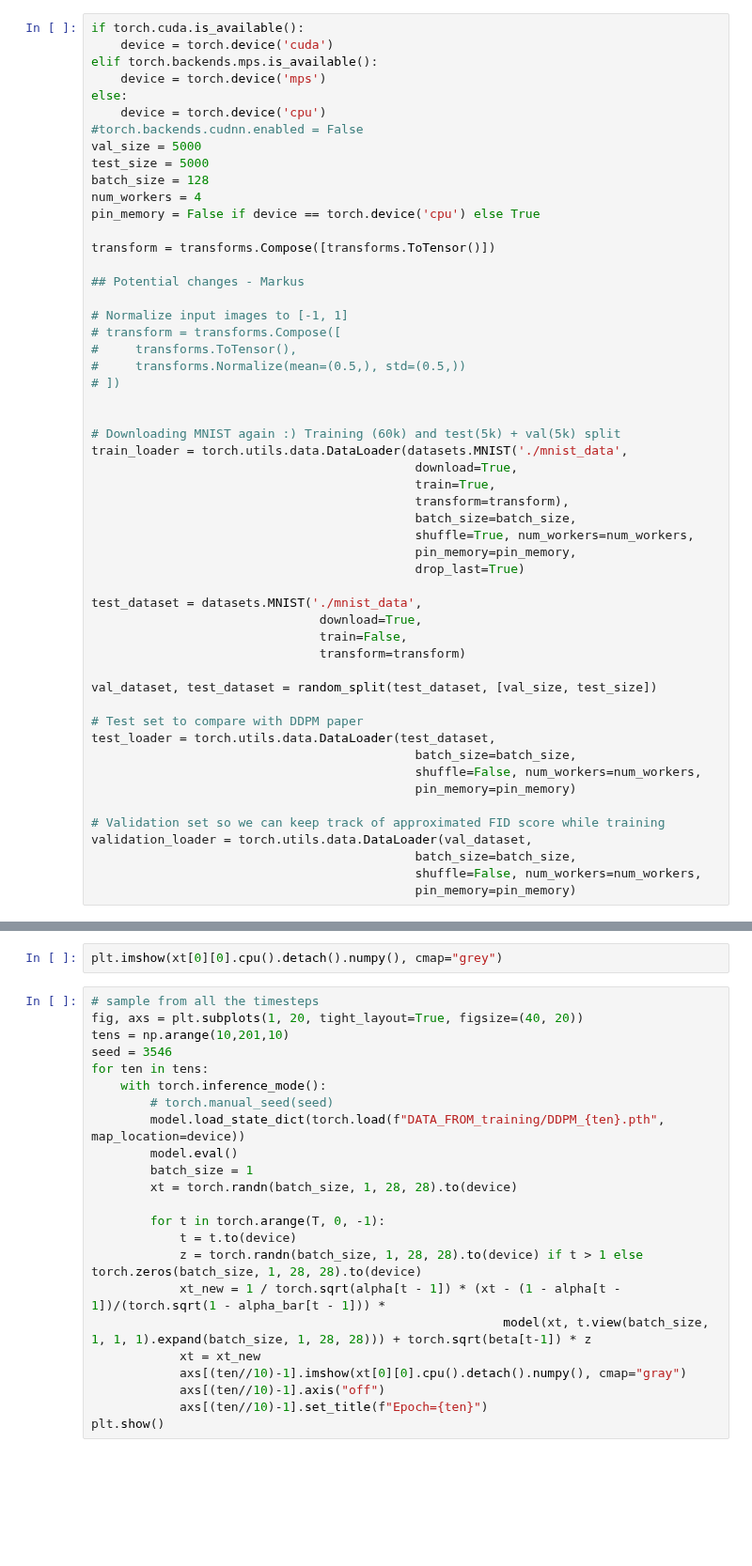
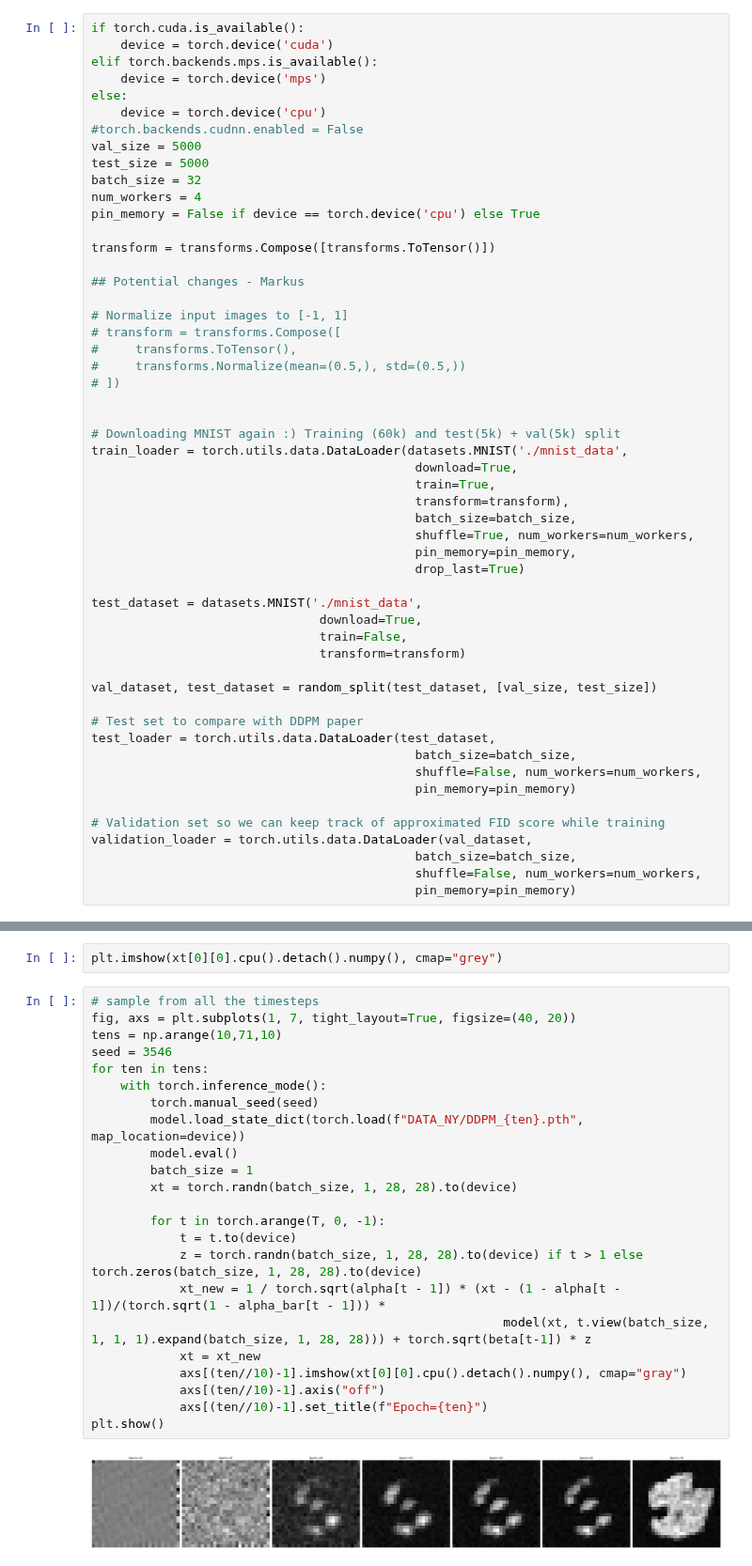
Before and after one commit to markus1573/Deep-learning-projekt, a Jupyter notebook: Training.ipynb, the cells around one changed output, grey strips where cells are left out. Shown at 94% size. Saved outputs shown, nothing was run; the diff lists cells and outputs as text; blank space fills up the shorter version.

```diff
--- a/Training.ipynb
+++ b/Training.ipynb
@@ -24,7 +24,7 @@ else:
 #torch.backends.cudnn.enabled = False
 val_size = 5000
 test_size = 5000
-batch_size = 128
+batch_size = 32
 num_workers = 4
 pin_memory = False if device == torch.device('cpu') else True
 
@@ -237,24 +237,26 @@ with torch.inference_mode():
 plt.imshow(xt[0][0].cpu().detach().numpy(), cmap="grey")
 # %%
 # sample from all the timesteps
-fig, axs = plt.subplots(1, 20, tight_layout=True, figsize=(40, 20))
-tens = np.arange(10,201,10)
+fig, axs = plt.subplots(1, 7, tight_layout=True, figsize=(40, 20))
+tens = np.arange(10,71,10)
 seed = 3546
 for ten in tens:
     with torch.inference_mode():
-        # torch.manual_seed(seed)
-        model.load_state_dict(torch.load(f"DATA_FROM_training/DDPM_{ten}.pth", map_location=device))
+        torch.manual_seed(seed)
+        model.load_state_dict(torch.load(f"DATA_NY/DDPM_{ten}.pth", map_location=device))
         model.eval()
         batch_size = 1
         xt = torch.randn(batch_size, 1, 28, 28).to(device)
 
         for t in torch.arange(T, 0, -1):
             t = t.to(device)
             z = torch.randn(batch_size, 1, 28, 28).to(device) if t > 1 else torch.zeros(batch_size, 1, 28, 28).to(device)
             xt_new = 1 / torch.sqrt(alpha[t - 1]) * (xt - (1 - alpha[t - 1])/(torch.sqrt(1 - alpha_bar[t - 1])) *
                                                         model(xt, t.view(batch_size, 1, 1, 1).expand(batch_size, 1, 28, 28))) + torch.sqrt(beta[t-1]) * z
             xt = xt_new
             axs[(ten//10)-1].imshow(xt[0][0].cpu().detach().numpy(), cmap="gray")
             axs[(ten//10)-1].axis("off")
             axs[(ten//10)-1].set_title(f"Epoch={ten}")
 plt.show()
+# %% [output]
+[figure, added]
```
Also changed, not shown: parts of 1 cell of this notebook, 2 other files.
